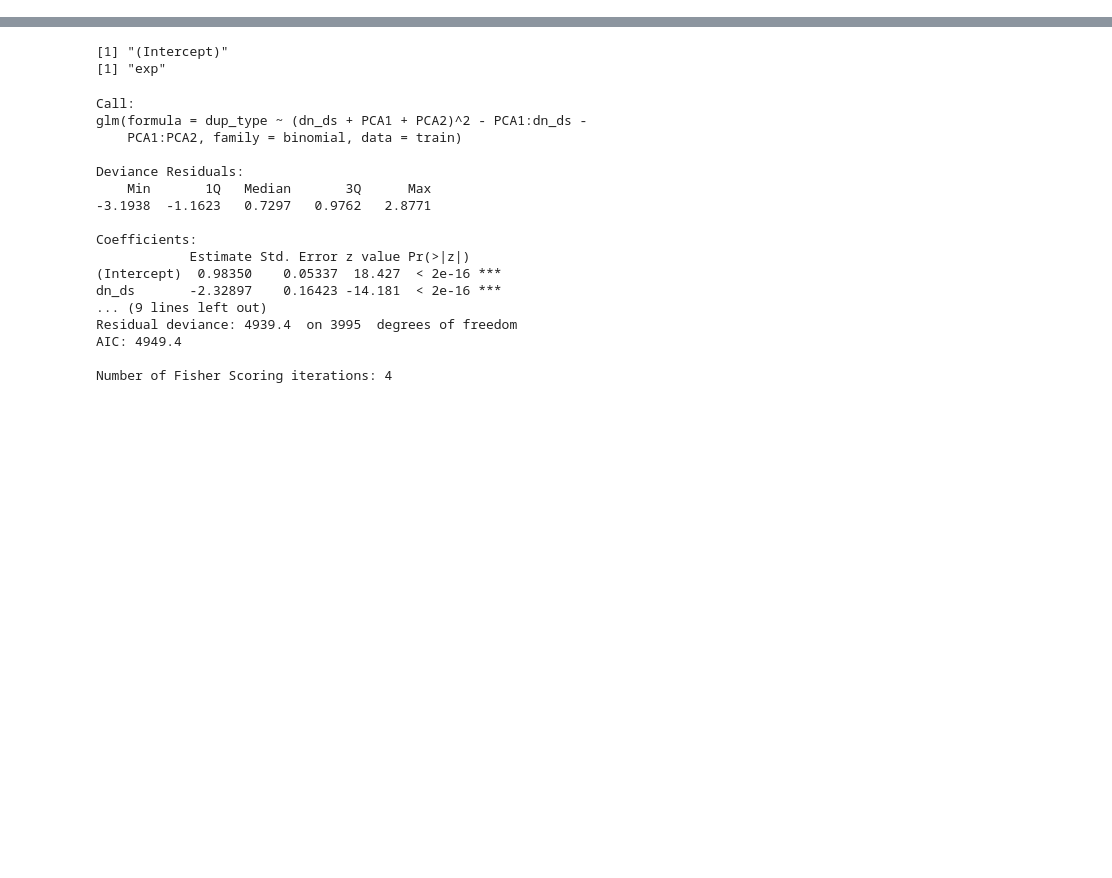
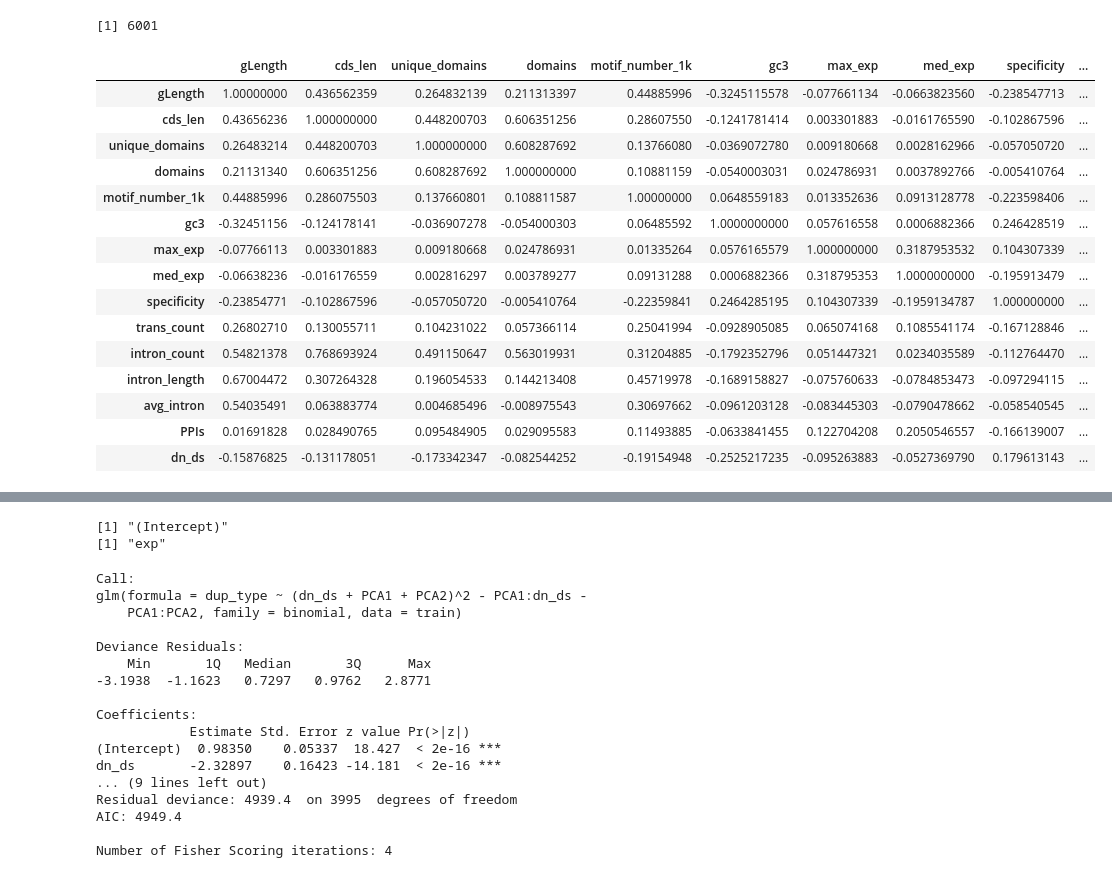
Before and after one commit to ZoeVance/data_cleaning_backup, a Jupyter notebook: R stats.ipynb, the cells around one changed output, grey strips where cells are left out. Drawn from its saved outputs; the diff is of its cells as text; code cells hidden in the pictures; blank space fills up the shorter version.

```diff
--- a/R stats.ipynb
+++ b/R stats.ipynb
@@ -14,12 +14,12 @@ result <- dbGetQuery(conn, 'SELECT
                               gene_features.motif_number_1k,
                               gene_features.gc3,
                               gene_features.max_exp,
-                              gene_features.med_exp,
                               gene_features.specificity,
                               gene_features.trans_count,
                               gene_features.intron_count,
                               gene_features.intron_length,
                               gene_features.avg_intron,
+                              gene_features.PPIs,
                               dn_ds,
                               dup_type
                             FROM
@@ -32,8 +32,10 @@ result <- dbGetQuery(conn, 'SELECT
                               NOT macaque_paralogs.dn_ds IS NULL
                               AND macaque_paralogs.dn_ds < 10
                               AND (dup_type == "WGD" OR dup_type == "SSD")')[,-1]
+result <- na.omit(result)
+print(nrow(result))
 
-result <- na.omit(result)
+
 result$gLength <- log10(result$gLength)
 result$max_exp <- log10(result$max_exp)
 result$gc3 <- 100 * result$gc3
@@ -63,4 +65,25 @@ write.csv(pval2, file= 'corr_pval_spearman.csv')
 #         print(cor$estimate['cor'])
 #     }
 # }
+# %% [output]
+[1] 6001
+# %%
+corr
+# %% [output]
+|  | gLength | cds_len | unique_domains | domains | motif_number_1k | gc3 | max_exp | med_exp | specificity | ... |
+| gLength | 1.00000000 | 0.436562359 | 0.264832139 | 0.211313397 | 0.44885996 | -0.3245115578 | -0.077661134 | -0.0663823560 | -0.238547713 | ... |
+| cds_len | 0.43656236 | 1.000000000 | 0.448200703 | 0.606351256 | 0.28607550 | -0.1241781414 | 0.003301883 | -0.0161765590 | -0.102867596 | ... |
+| unique_domains | 0.26483214 | 0.448200703 | 1.000000000 | 0.608287692 | 0.13766080 | -0.0369072780 | 0.009180668 | 0.0028162966 | -0.057050720 | ... |
+| domains | 0.21131340 | 0.606351256 | 0.608287692 | 1.000000000 | 0.10881159 | -0.0540003031 | 0.024786931 | 0.0037892766 | -0.005410764 | ... |
+| motif_number_1k | 0.44885996 | 0.286075503 | 0.137660801 | 0.108811587 | 1.00000000 | 0.0648559183 | 0.013352636 | 0.0913128778 | -0.223598406 | ... |
+| gc3 | -0.32451156 | -0.124178141 | -0.036907278 | -0.054000303 | 0.06485592 | 1.0000000000 | 0.057616558 | 0.0006882366 | 0.246428519 | ... |
+| max_exp | -0.07766113 | 0.003301883 | 0.009180668 | 0.024786931 | 0.01335264 | 0.0576165579 | 1.000000000 | 0.3187953532 | 0.104307339 | ... |
+| med_exp | -0.06638236 | -0.016176559 | 0.002816297 | 0.003789277 | 0.09131288 | 0.0006882366 | 0.318795353 | 1.0000000000 | -0.195913479 | ... |
+| specificity | -0.23854771 | -0.102867596 | -0.057050720 | -0.005410764 | -0.22359841 | 0.2464285195 | 0.104307339 | -0.1959134787 | 1.000000000 | ... |
+| trans_count | 0.26802710 | 0.130055711 | 0.104231022 | 0.057366114 | 0.25041994 | -0.0928905085 | 0.065074168 | 0.1085541174 | -0.167128846 | ... |
+| intron_count | 0.54821378 | 0.768693924 | 0.491150647 | 0.563019931 | 0.31204885 | -0.1792352796 | 0.051447321 | 0.0234035589 | -0.112764470 | ... |
+| intron_length | 0.67004472 | 0.307264328 | 0.196054533 | 0.144213408 | 0.45719978 | -0.1689158827 | -0.075760633 | -0.0784853473 | -0.097294115 | ... |
+| avg_intron | 0.54035491 | 0.063883774 | 0.004685496 | -0.008975543 | 0.30697662 | -0.0961203128 | -0.083445303 | -0.0790478662 | -0.058540545 | ... |
+| PPIs | 0.01691828 | 0.028490765 | 0.095484905 | 0.029095583 | 0.11493885 | -0.0633841455 | 0.122704208 | 0.2050546557 | -0.166139007 | ... |
+| dn_ds | -0.15876825 | -0.131178051 | -0.173342347 | -0.082544252 | -0.19154948 | -0.2525217235 | -0.095263883 | -0.0527369790 | 0.179613143 | ... |
 # %%
```
Also changed, not shown: parts of 12 cells of this notebook, 3 other files.
